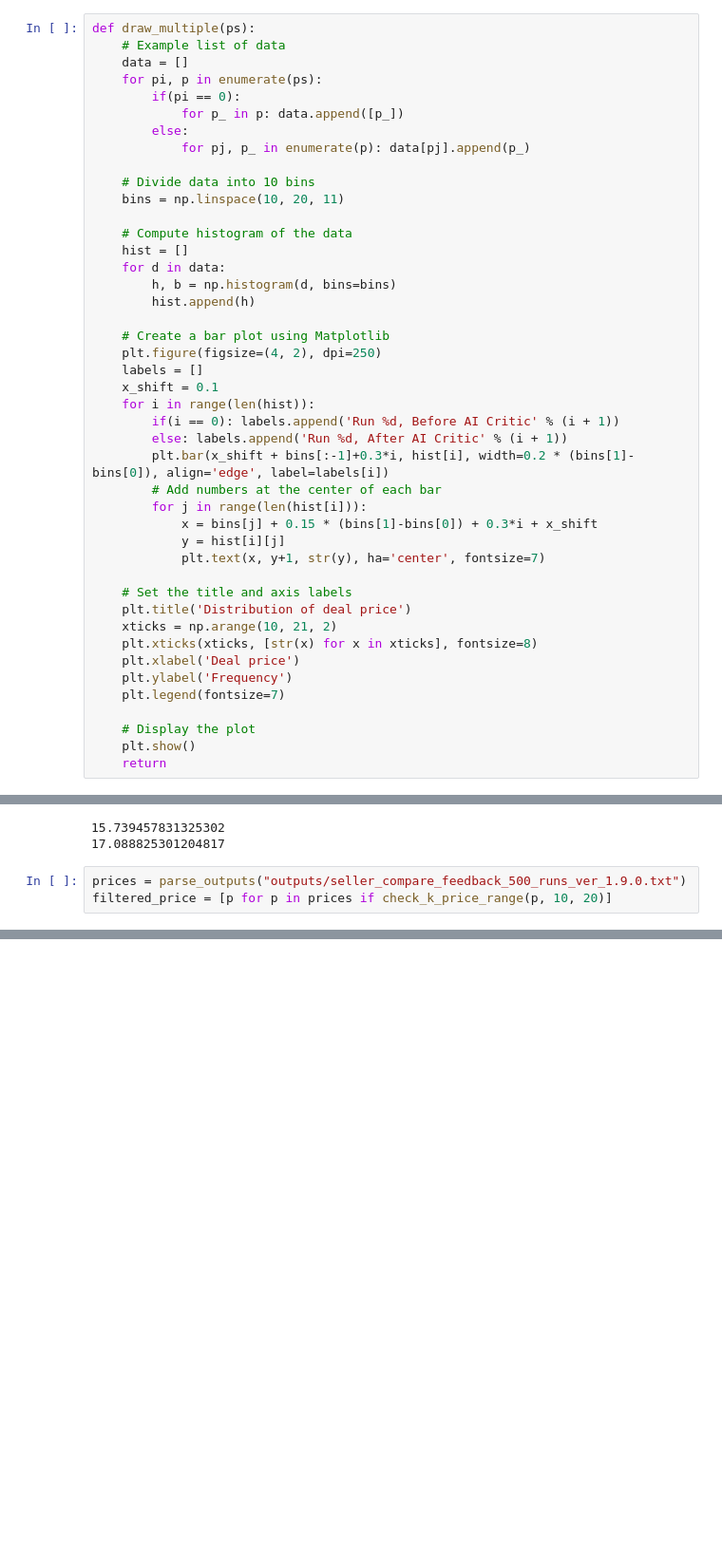
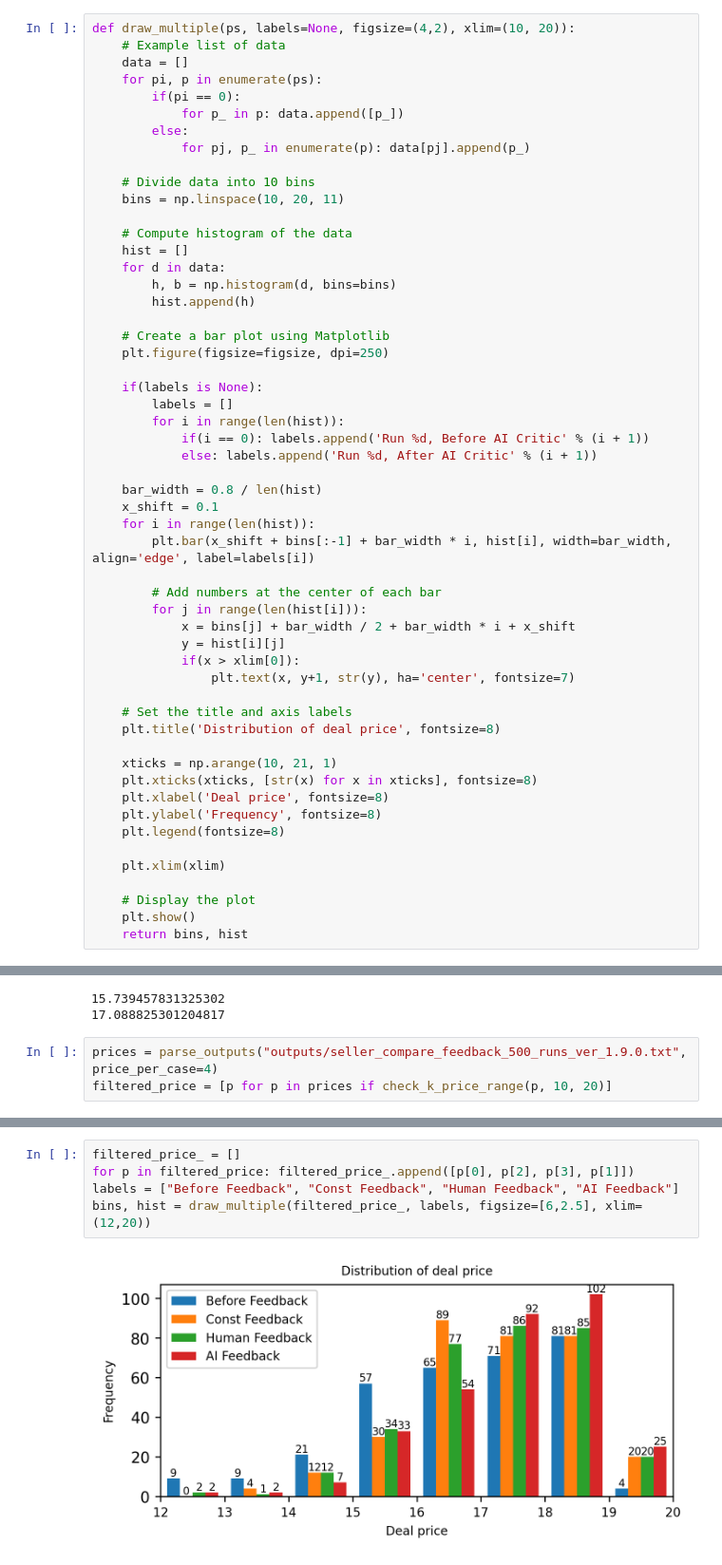
Before and after one commit to FranxYao/GPT-Bargaining, a Jupyter notebook: draw_prices.ipynb, the cells around one changed output, grey strips where cells are left out. Shown at 95% size. Cells and saved outputs as stored; diff of their text form; blank space fills up the shorter version.

```diff
--- a/draw_prices.ipynb
+++ b/draw_prices.ipynb
@@ -113,7 +109,7 @@ len(filtered_price)
 # %% [output]
 246
 # %%
-def draw_multiple(ps):
+def draw_multiple(ps, labels=None, figsize=(4,2), xlim=(10, 20)):
     # Example list of data
     data = []
     for pi, p in enumerate(ps):
@@ -132,30 +128,40 @@ def draw_multiple(ps):
         hist.append(h)
 
     # Create a bar plot using Matplotlib
-    plt.figure(figsize=(4, 2), dpi=250)
-    labels = []
+    plt.figure(figsize=figsize, dpi=250)
+
+    if(labels is None):
+        labels = []
+        for i in range(len(hist)):
+            if(i == 0): labels.append('Run %d, Before AI Critic' % (i + 1))
+            else: labels.append('Run %d, After AI Critic' % (i + 1))
+
+    bar_width = 0.8 / len(hist)
     x_shift = 0.1
     for i in range(len(hist)):
-        if(i == 0): labels.append('Run %d, Before AI Critic' % (i + 1))
-        else: labels.append('Run %d, After AI Critic' % (i + 1))
-        plt.bar(x_shift + bins[:-1]+0.3*i, hist[i], width=0.2 * (bins[1]-bins[0]), align='edge', label=labels[i])
+        plt.bar(x_shift + bins[:-1] + bar_width * i, hist[i], width=bar_width, align='edge', label=labels[i])
+
         # Add numbers at the center of each bar
         for j in range(len(hist[i])):
-            x = bins[j] + 0.15 * (bins[1]-bins[0]) + 0.3*i + x_shift
+            x = bins[j] + bar_width / 2 + bar_width * i + x_shift
             y = hist[i][j]
-            plt.text(x, y+1, str(y), ha='center', fontsize=7)
+            if(x > xlim[0]):
+                plt.text(x, y+1, str(y), ha='center', fontsize=7)
 
     # Set the title and axis labels
-    plt.title('Distribution of deal price')
-    xticks = np.arange(10, 21, 2)
+    plt.title('Distribution of deal price', fontsize=8)
+
+    xticks = np.arange(10, 21, 1)
     plt.xticks(xticks, [str(x) for x in xticks], fontsize=8)
-    plt.xlabel('Deal price')
-    plt.ylabel('Frequency')
-    plt.legend(fontsize=7)
+    plt.xlabel('Deal price', fontsize=8)
+    plt.ylabel('Frequency', fontsize=8)
+    plt.legend(fontsize=8)
+
+    plt.xlim(xlim)
 
     # Display the plot
     plt.show()
-    return
+    return bins, hist
 # %%
 draw(filtered_price)
 # %% [output]
@@ -195,5 +201,5 @@ print(np.average(p1))
 15.739457831325302
 17.088825301204817
 # %%
-prices = parse_outputs("outputs/seller_compare_feedback_500_runs_ver_1.9.0.txt")
+prices = parse_outputs("outputs/seller_compare_feedback_500_runs_ver_1.9.0.txt", price_per_case=4)
 filtered_price = [p for p in prices if check_k_price_range(p, 10, 20)]
@@ -201,0 +206,7 @@ Error:
+# %%
+filtered_price_ = []
+for p in filtered_price: filtered_price_.append([p[0], p[2], p[3], p[1]])
+labels = ["Before Feedback", "Const Feedback", "Human Feedback", "AI Feedback"]
+bins, hist = draw_multiple(filtered_price_, labels, figsize=[6,2.5], xlim=(12,20))
+# %% [output]
+[figure, added]
```
Also changed, not shown: parts of 3 cells of this notebook, 1 other file.
